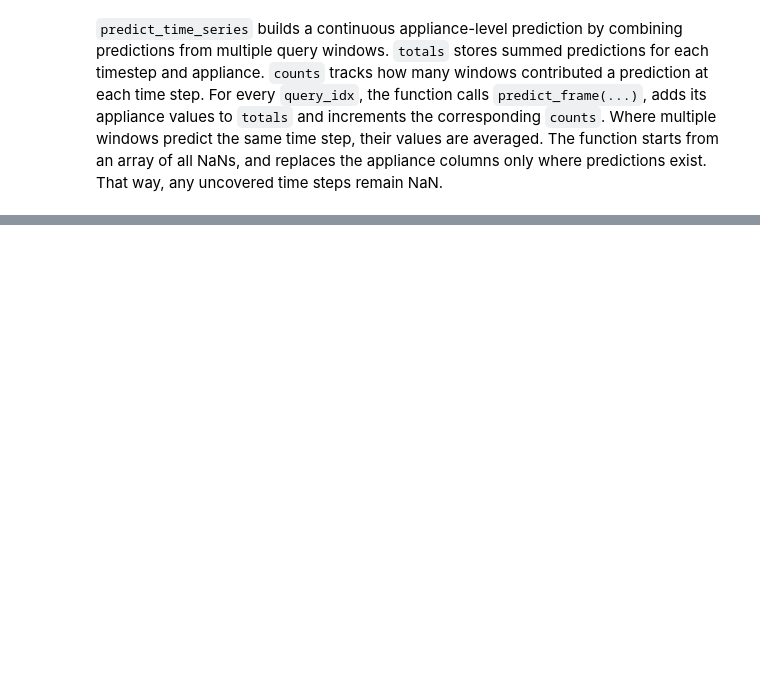
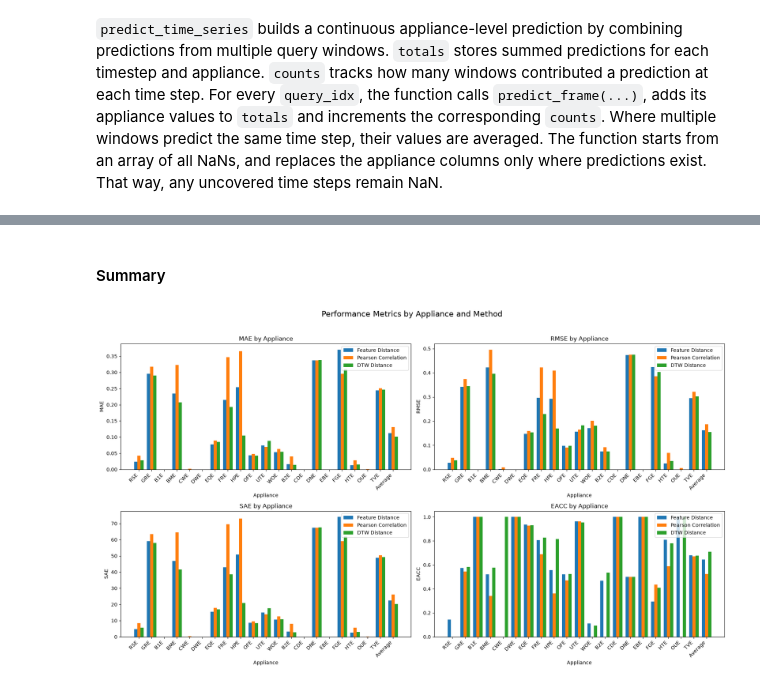
Before and after one commit to codettlaff/Differential-Privacy-PESGM2026, a Jupyter notebook: pattern_matching_nilm_v2.ipynb, the cells around one changed output, grey strips where cells are left out. Drawn from its saved outputs; the diff is of its cells as text; code cells hidden in the pictures; blank space fills up the shorter version.

Commit message:
Finished initial evaluation of each method
Get at least a handful of appliances with decent EACC. want to refactor, and select for certain appliances, but satisfied with results.

```diff
--- a/pattern_matching_nilm_v2.ipynb
+++ b/pattern_matching_nilm_v2.ipynb
@@ -217,0 +272,10 @@ def predict_time_series(agg_norm, apps_norm, query_indices, window_length, combi
+# %%
+apps_pred = predict_time_series(agg_norm, apps_norm, test_indices, window_length, combined_metric_lookup, method='pearson_correlation')
+# %%
+# Copy the ground-truth rows corresponding to apps_pred, then keep rows with predictions.
+pred_start = max(0, test_indices.min())
+apps_true = apps_norm[pred_start:pred_start + len(apps_pred)].copy()
+
+valid_rows = ~np.isnan(apps_pred[:, 2:]).any(axis=1)
+apps_true = apps_true[valid_rows]
+apps_pred = apps_pred[valid_rows]
@@ -217,0 +324,10 @@ def predict_time_series(agg_norm, apps_norm, query_indices, window_length, combi
+# %%
+apps_pred = predict_time_series(agg_norm, apps_norm, test_indices, window_length, combined_metric_lookup, method='dtw_distance')
+# %%
+# Copy the ground-truth rows corresponding to apps_pred, then keep rows with predictions.
+pred_start = max(0, test_indices.min())
+apps_true = apps_norm[pred_start:pred_start + len(apps_pred)].copy()
+
+valid_rows = ~np.isnan(apps_pred[:, 2:]).any(axis=1)
+apps_true = apps_true[valid_rows]
+apps_pred = apps_pred[valid_rows]
@@ -217,0 +374,45 @@ def predict_time_series(agg_norm, apps_norm, query_indices, window_length, combi
+# %% [markdown]
+#### Summary
+# %%
+# Clip negative EACC values and add an across-appliance average for each metric.
+method_tables = {
+    "Feature Distance": feature_distance_results_metrics,
+    "Pearson Correlation": pearson_correlation_results_metrics,
+    "DTW Distance": dtw_distance_results_metrics,
+}
+
+metric_names = ["MAE", "RMSE", "SAE", "EACC"]
+appliance_order = method_tables["Feature Distance"]["Appliance"].tolist()
+plot_appliances = appliance_order + ["Average"]
+
+fig, axes = plt.subplots(2, 2, figsize=(18, 10), sharex=False)
+axes = axes.flatten()
+x = np.arange(len(plot_appliances))
+width = 0.25
+
+for ax, metric in zip(axes, metric_names):
+    for i, (method_name, df) in enumerate(method_tables.items()):
+        vals = (
+            df.set_index("Appliance")[metric]
+            .reindex(appliance_order)
+            .to_numpy()
+        )
+
+        if metric == "EACC":
+            vals = np.clip(vals, 0, None)
+
+        vals = np.append(vals, np.mean(vals))
+        ax.bar(x + (i - 1) * width, vals, width=width, label=method_name)
+
+    ax.set_title(f"{metric} by Appliance")
+    ax.set_xlabel("Appliance")
+    ax.set_ylabel(metric)
+    ax.set_xticks(x)
+    ax.set_xticklabels(plot_appliances, rotation=45, ha="right")
+    ax.legend(loc="best")
+
+fig.suptitle("Performance Metrics by Appliance and Method", fontsize=16, y=1.02)
+fig.tight_layout()
+plt.show()
+# %% [output]
+[figure, added]
```
Also changed, not shown: parts of 10 cells of this notebook.
